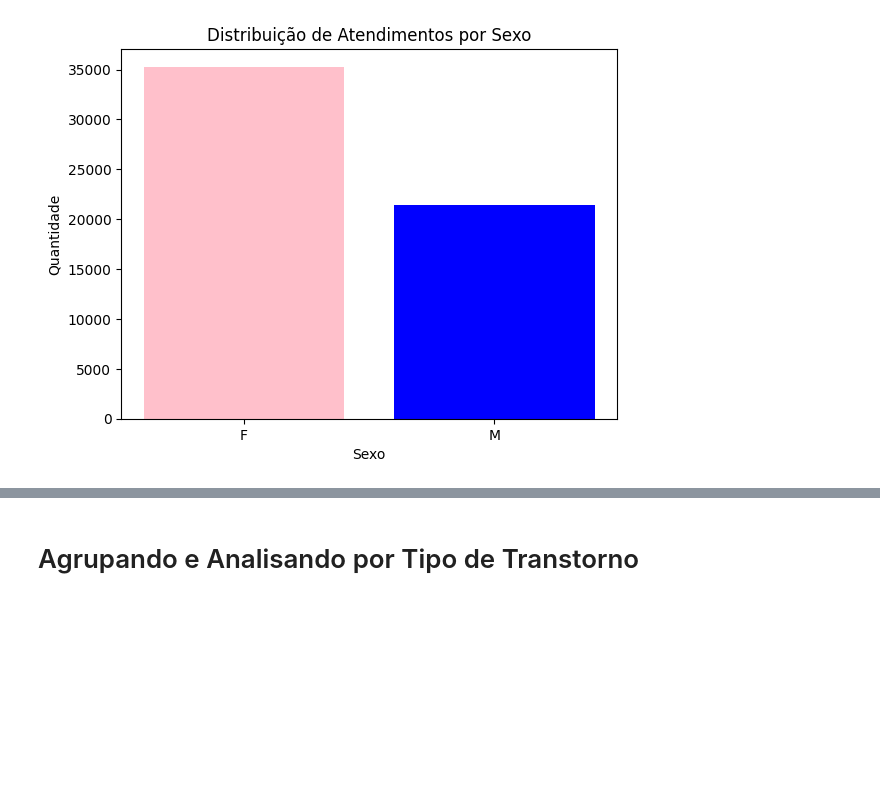
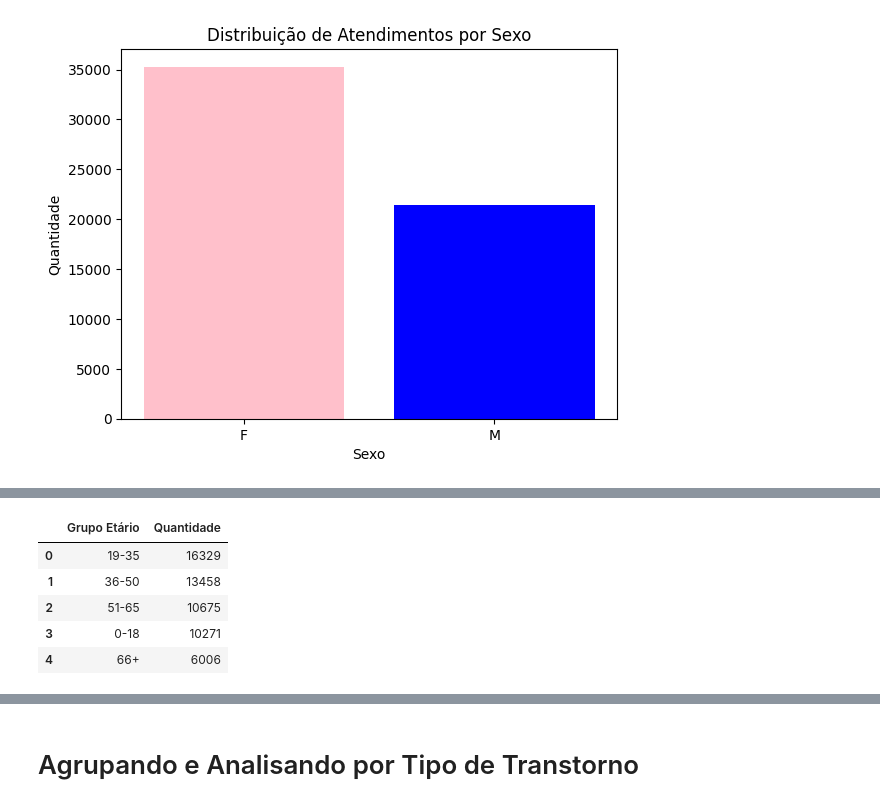
Before and after one commit to GustavoEmanuel901/Analise-dados-de-sa-de-mental-curitiba, a Jupyter notebook: Analise_dos_dados_Curitiba_Saúde_mental.ipynb, the cells around one changed output, grey strips where cells are left out. Cells and saved outputs as stored; diff of their text form; code cells hidden in the pictures; blank space fills up the shorter version.

```diff
--- a/Analise_dos_dados_Curitiba_Saúde_mental.ipynb
+++ b/Analise_dos_dados_Curitiba_Saúde_mental.ipynb
@@ -325,0 +341,8 @@ plt.show()
+# %%
+# Calcular a idade
+hoje = datetime.now()
+
+filtro_codigo_do_transtornos_mentais['Idade'] = hoje.year - filtro_codigo_do_transtornos_mentais['Data de Nascimento'].dt.year - (
+    (hoje.month < filtro_codigo_do_transtornos_mentais['Data de Nascimento'].dt.month) |
+    ((hoje.month == filtro_codigo_do_transtornos_mentais['Data de Nascimento'].dt.month) & (hoje.day < filtro_codigo_do_transtornos_mentais['Data de Nascimento'].dt.day))
+)
@@ -325,0 +372,12 @@ plt.show()
+# %%
+# Renomear as colunas para melhor entendimento
+distribuicao_etaria.columns = ['Grupo Etário', 'Quantidade']
+
+distribuicao_etaria
+# %% [output]
+|  | Grupo Etário | Quantidade |
+| 0 | 19-35 | 16329 |
+| 1 | 36-50 | 13458 |
+| 2 | 51-65 | 10675 |
+| 3 | 0-18 | 10271 |
+| 4 | 66+ | 6006 |
```
Also changed, not shown: parts of 13 cells of this notebook.
